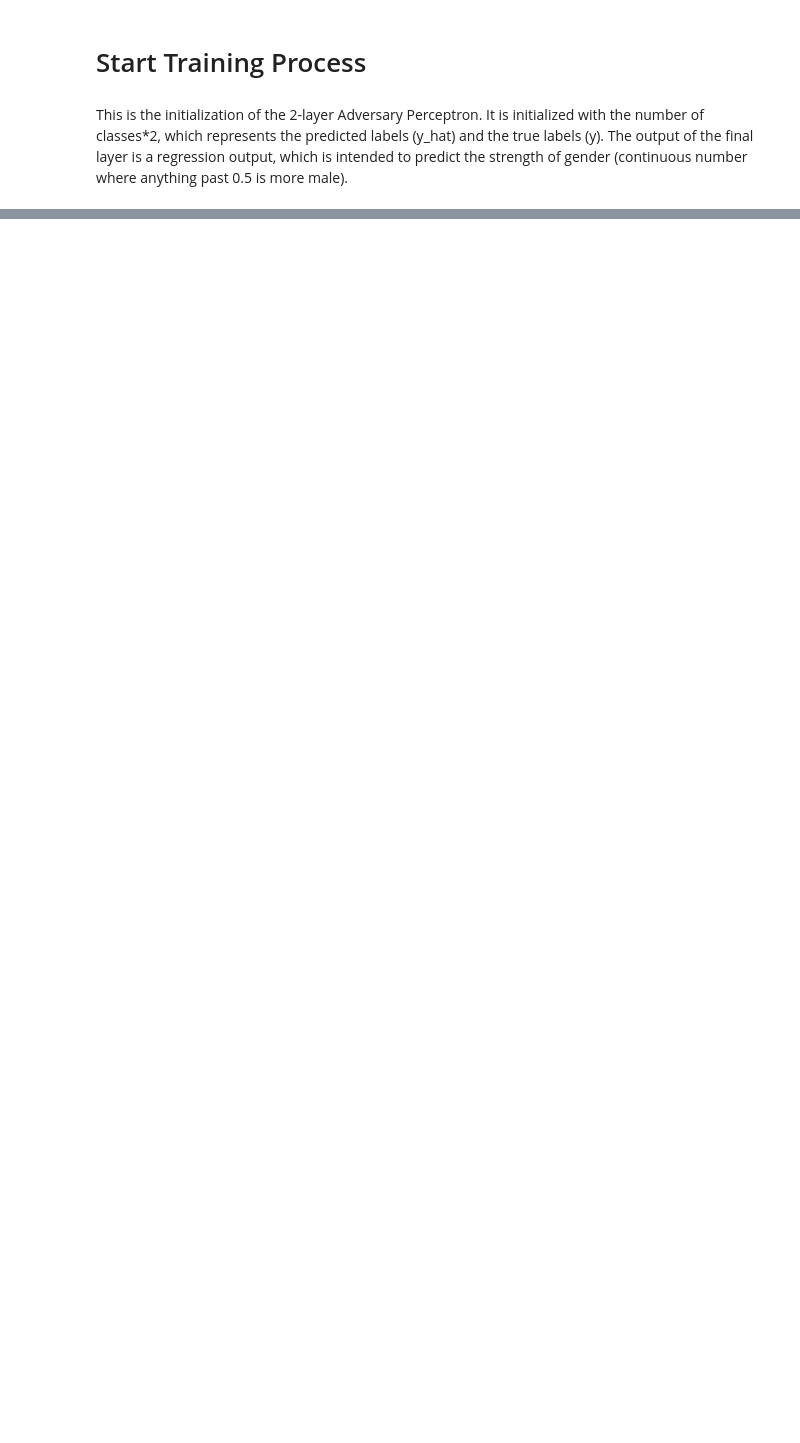
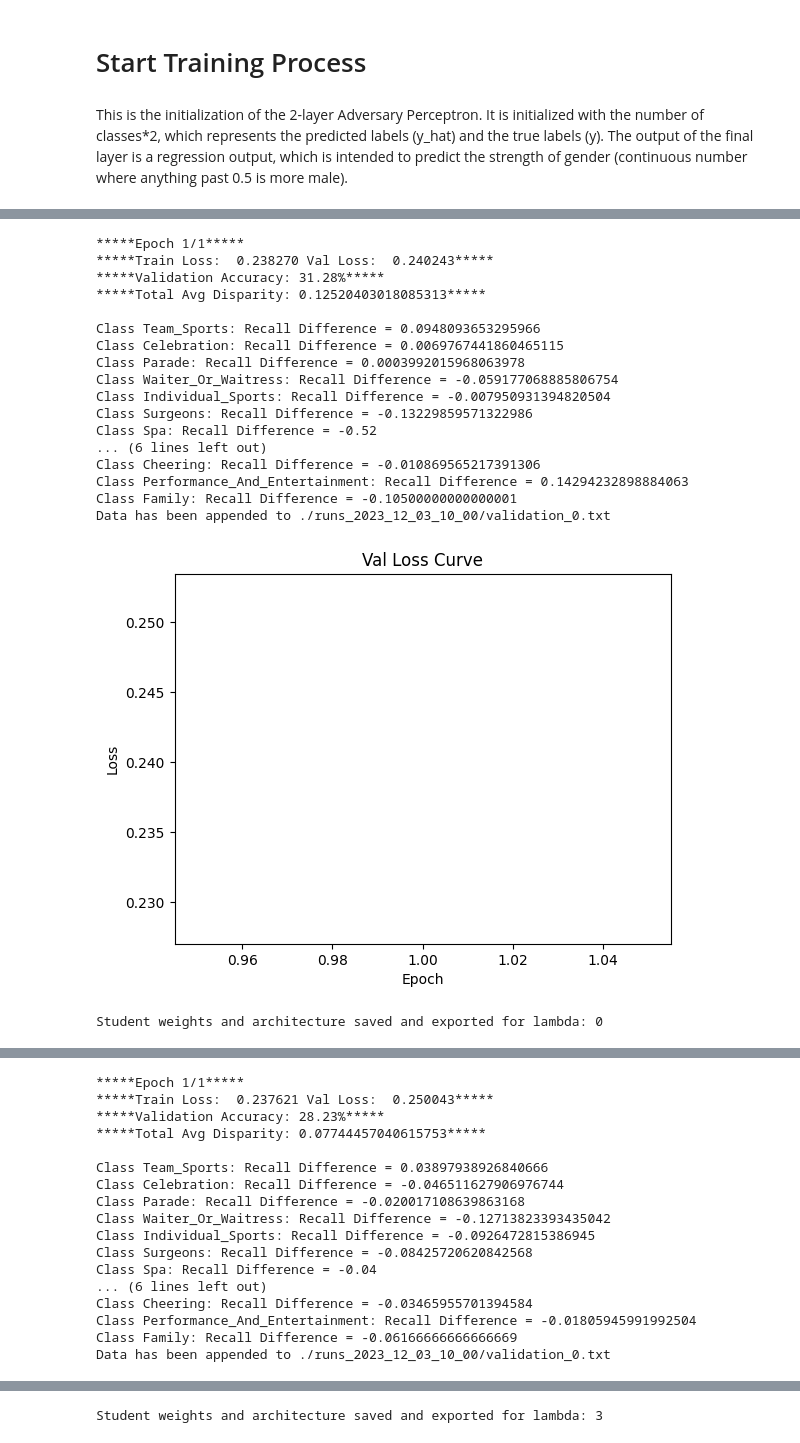
Before and after one commit to kdhutton/W210-Capstone, a Jupyter notebook: notebooks/adversarial_learning_wider_adam_landon_efficientnet_final-KH.ipynb, the cells around one changed output, grey strips where cells are left out. Drawn from its saved outputs; the diff is of its cells as text; code cells hidden in the pictures; blank space fills up the shorter version.

```diff
--- a/notebooks/adversarial_learning_wider_adam_landon_efficientnet_final-KH.ipynb
+++ b/notebooks/adversarial_learning_wider_adam_landon_efficientnet_final-KH.ipynb
@@ -1050,7 +1097,15 @@ for i in lmda_list_student:
     torch.save(student_model, f'student_model_ckd_wider_lambda{i}.pth')
     print('Student weights and architecture saved and exported for lambda:', i)
 
-    # Update the dictionary with the student results
-    lambda_results[i].update({
-        'student_mean_abs_val_disparity': student_mean_abs_val_disparity
-    })
+    # Check if the key exists in the dictionary
+    if i not in lambda_results:
+        # If not, create a new entry for that key
+        lambda_results[i] = {
+            'student_mean_abs_val_disparity': student_mean_abs_val_disparity
+        }
+    else:
+        # If the key exists, update the existing entry
+        lambda_results[i].update({
+            'student_mean_abs_val_disparity': student_mean_abs_val_disparity
+        })
+# %% [output]
@@ -1056,0 +1115,19 @@ for i in lmda_list_student:
+*****Epoch 1/1*****
+*****Train Loss:  0.238270 Val Loss:  0.240243*****
+*****Validation Accuracy: 31.28%*****
+*****Total Avg Disparity: 0.12520403018085313*****
+
+Class Team_Sports: Recall Difference = 0.0948093653295966
+Class Celebration: Recall Difference = 0.0069767441860465115
+Class Parade: Recall Difference = 0.0003992015968063978
+Class Waiter_Or_Waitress: Recall Difference = -0.059177068885806754
+Class Individual_Sports: Recall Difference = -0.007950931394820504
+Class Surgeons: Recall Difference = -0.13229859571322986
+Class Spa: Recall Difference = -0.52
+... (6 lines left out)
+Class Cheering: Recall Difference = -0.010869565217391306
+Class Performance_And_Entertainment: Recall Difference = 0.14294232898884063
+Class Family: Recall Difference = -0.10500000000000001
+Data has been appended to ./runs_2023_12_03_10_00/validation_0.txt
+[figure, added]
+Student weights and architecture saved and exported for lambda: 0
@@ -1056,0 +1137,17 @@ for i in lmda_list_student:
+*****Epoch 1/1*****
+*****Train Loss:  0.237621 Val Loss:  0.250043*****
+*****Validation Accuracy: 28.23%*****
+*****Total Avg Disparity: 0.07744457040615753*****
+
+Class Team_Sports: Recall Difference = 0.03897938926840666
+Class Celebration: Recall Difference = -0.046511627906976744
+Class Parade: Recall Difference = -0.020017108639863168
+Class Waiter_Or_Waitress: Recall Difference = -0.12713823393435042
+Class Individual_Sports: Recall Difference = -0.0926472815386945
+Class Surgeons: Recall Difference = -0.08425720620842568
+Class Spa: Recall Difference = -0.04
+... (6 lines left out)
+Class Cheering: Recall Difference = -0.03465955701394584
+Class Performance_And_Entertainment: Recall Difference = -0.01805945991992504
+Class Family: Recall Difference = -0.06166666666666669
+Data has been appended to ./runs_2023_12_03_10_00/validation_0.txt
@@ -1056,0 +1155 @@ for i in lmda_list_student:
+Student weights and architecture saved and exported for lambda: 3
```
Also changed, not shown: parts of 21 cells of this notebook.
